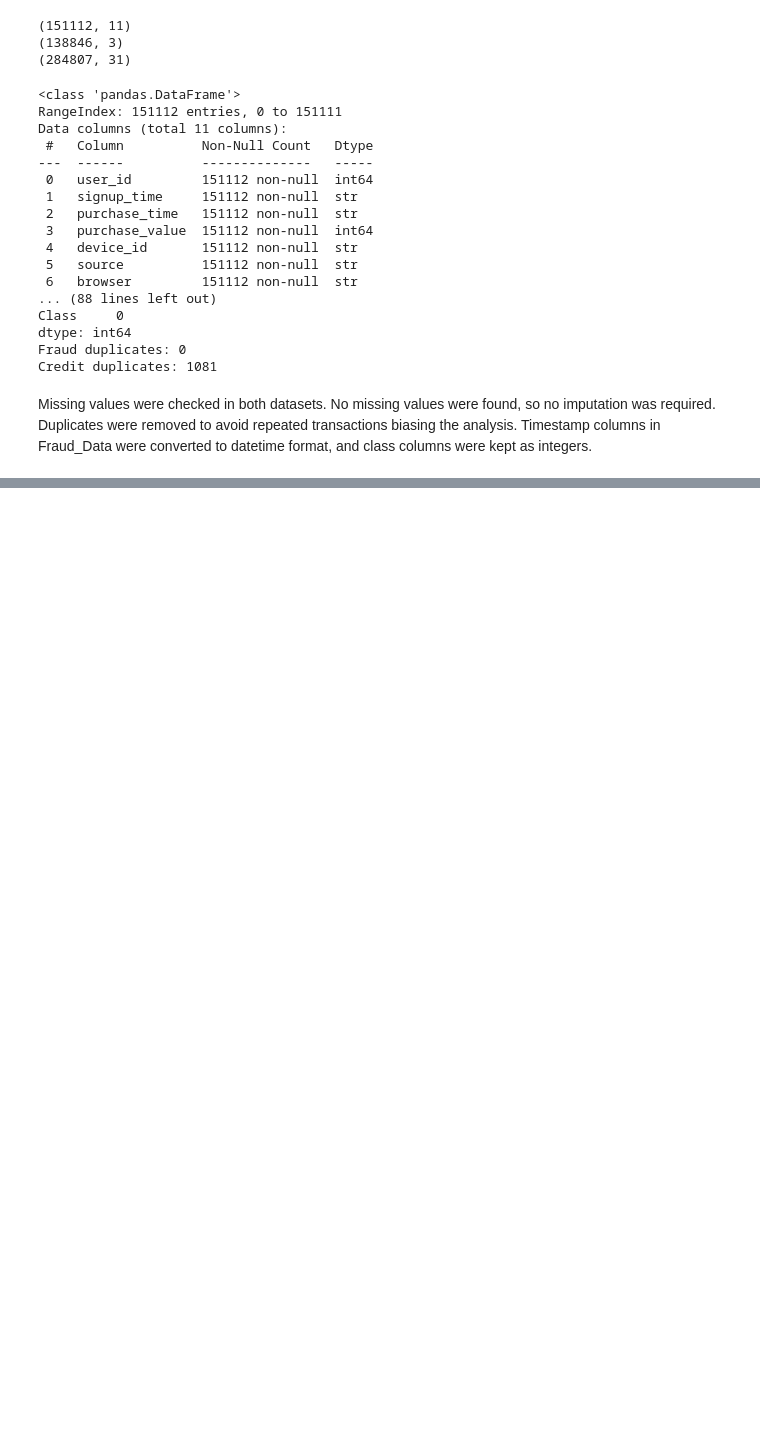
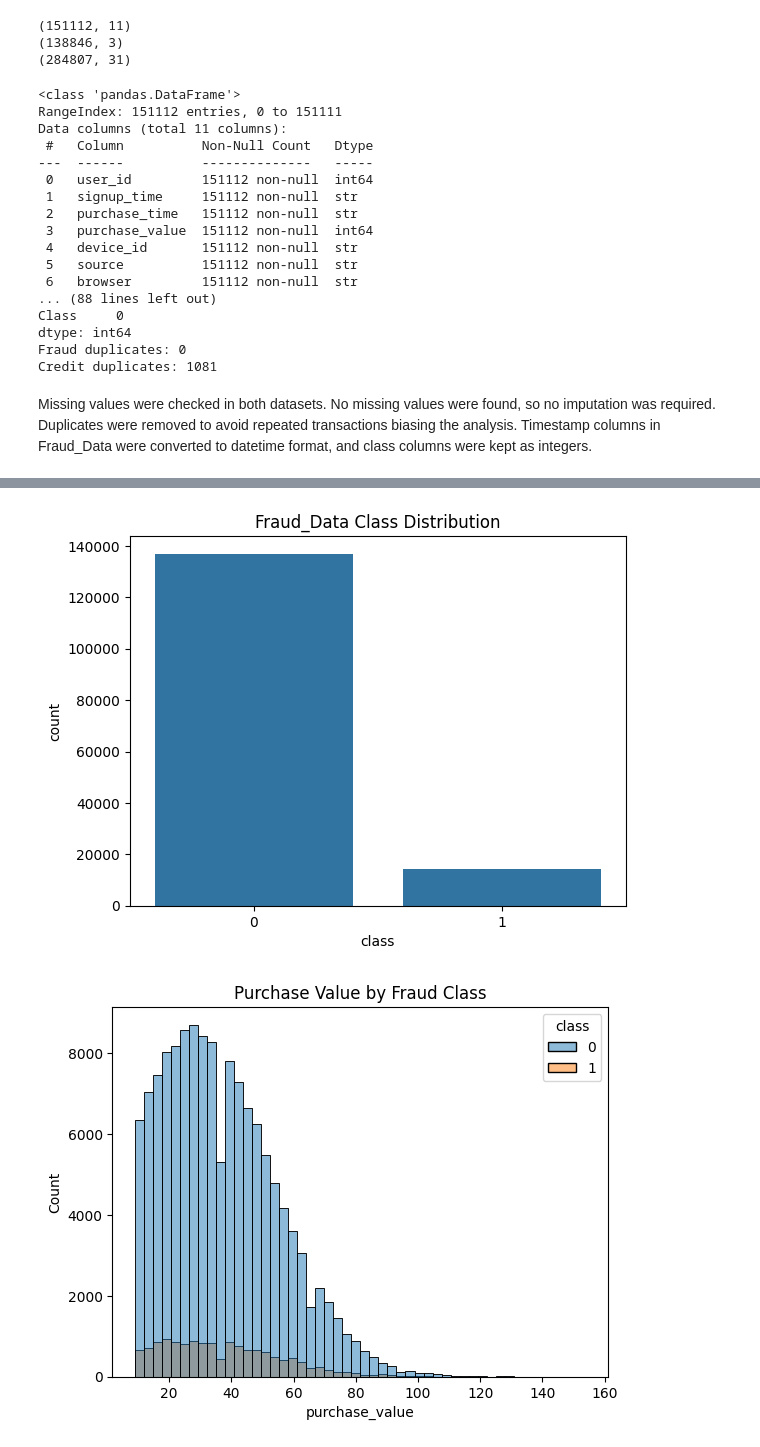
Before and after one commit to Bilen189/fraud-detection, a Jupyter notebook: notebooks/01_task1_preprocessing_eda.ipynb, the cells around one changed output, grey strips where cells are left out. Saved outputs shown, nothing was run; the diff lists cells and outputs as text; code cells hidden in the pictures; blank space fills up the shorter version.

Commit message:
Perform exploratory data analysis and class imbalance analysis

```diff
--- a/notebooks/01_task1_preprocessing_eda.ipynb
+++ b/notebooks/01_task1_preprocessing_eda.ipynb
@@ -59,0 +87,24 @@ Missing values were checked in both datasets. No missing values were found, so n
+# %%
+sns.countplot(data=fraud, x="class")
+plt.title("Fraud_Data Class Distribution")
+plt.show()
+
+sns.histplot(data=fraud, x="purchase_value", hue="class", bins=50)
+plt.title("Purchase Value by Fraud Class")
+plt.show()
+
+sns.countplot(data=fraud, x="source", hue="class")
+plt.title("Source vs Fraud Class")
+plt.show()
+
+sns.countplot(data=fraud, x="browser", hue="class")
+plt.title("Browser vs Fraud Class")
+plt.xticks(rotation=45)
+plt.show()
+
+sns.histplot(data=credit, x="Amount", hue="Class", bins=50)
+plt.title("Credit Card Amount by Class")
+plt.show()
+# %% [output]
+[figure, added]
+[figure, added]
```
Also changed, not shown: parts of 2 cells of this notebook.
